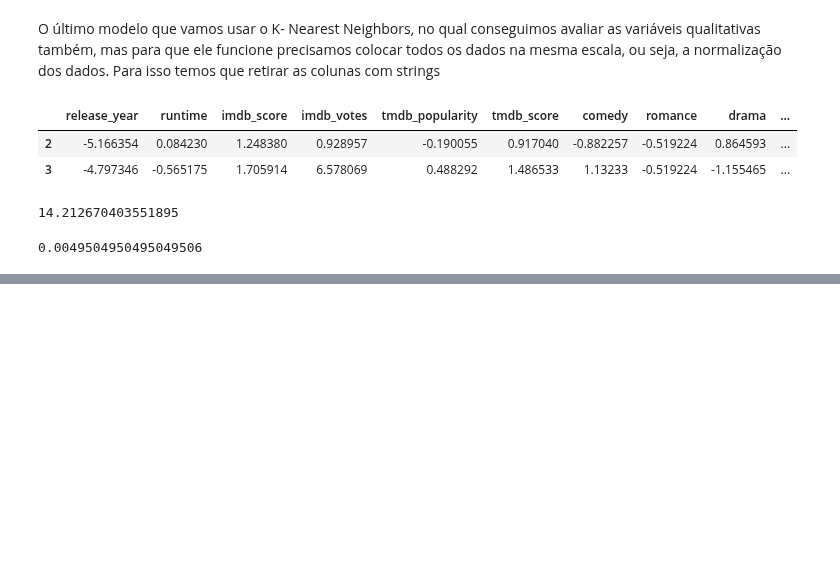
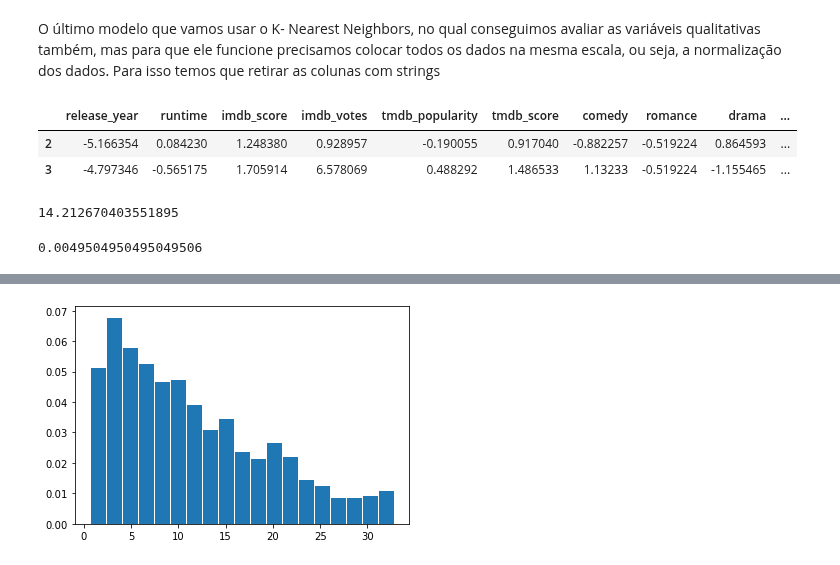
Before and after one commit to insper-classroom/22-2c-cd-p2-grupo_mace_girls, a Jupyter notebook: dados/relatorio.ipynb, the cells around one changed output, grey strips where cells are left out. Cells and saved outputs as stored; diff of their text form; code cells hidden in the pictures; blank space fills up the shorter version.

Commit message:
hist

```diff
--- a/dados/relatorio.ipynb
+++ b/dados/relatorio.ipynb
@@ -540 +531,7 @@ plt.hist(y_pred, faixa_test , edgecolor='white', density=True)
 [figure]
+# %%
+faixa_pop_ = np.linspace(g_popularidade.min(), g_popularidade.max(), 20)
+plt.hist(g_popularidade, faixa_pop_ , edgecolor='white', density=True)
+plt.show()
+# %% [output]
+[figure, added]
```
Also changed, not shown: parts of 1 cell of this notebook.
